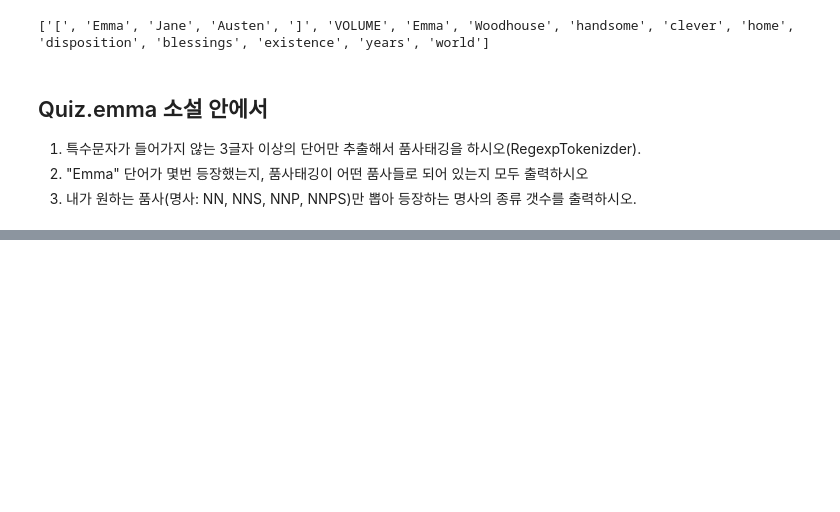
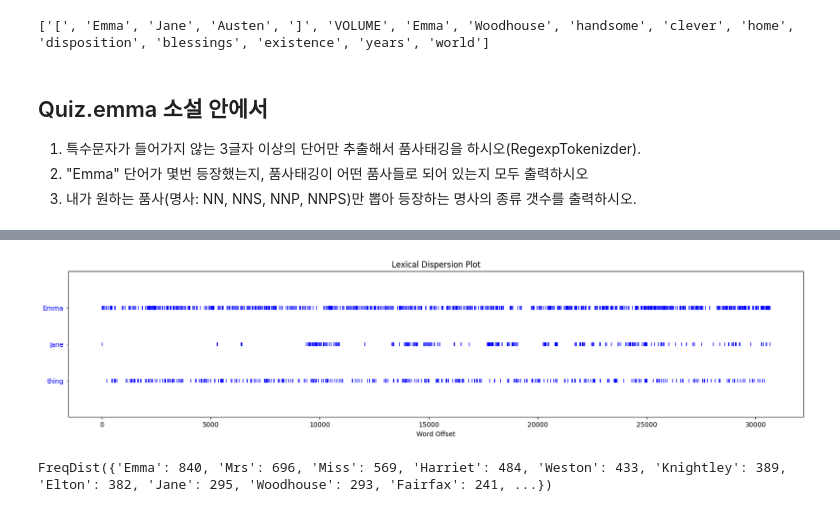
Before and after one commit to hjinyoo/ai, a Jupyter notebook: source/07_자연어처리/ch1_NLTK자연어처리.ipynb, the cells around one changed output, grey strips where cells are left out. Cells and saved outputs as stored; diff of their text form; code cells hidden in the pictures; blank space fills up the shorter version.

```diff
--- a/source/07_자연어처리/ch1_NLTK자연어처리.ipynb
+++ b/source/07_자연어처리/ch1_NLTK자연어처리.ipynb
@@ -196,0 +265,14 @@ print(emma_tag_list)
+# %%
+# 단어들이 텍스트 전체에서 어디에 나타나는지 시각적으로 보여주는 분산 그래프
+plt.figure(figsize=(20,4))
+emma_text.dispersion_plot(['Emma','Jane', 'thing'])
+# %% [output]
+[figure, added]
+# %%
+# 고유명사(이름) 출현빈도
+name_list = [word for word, tag in emma_tags if tag.find('NNP')!=-1]
+from nltk import FreqDist
+name_wordcount = FreqDist(name_list)
+name_wordcount
+# %% [output]
+FreqDist({'Emma': 840, 'Mrs': 696, 'Miss': 569, 'Harriet': 484, 'Weston': 433, 'Knightley': 389, 'Elton': 382, 'Jane': 295, 'Woodhouse': 293, 'Fairfax': 241, ...})
```
Also changed, not shown: parts of 12 cells of this notebook, 2 other files.
